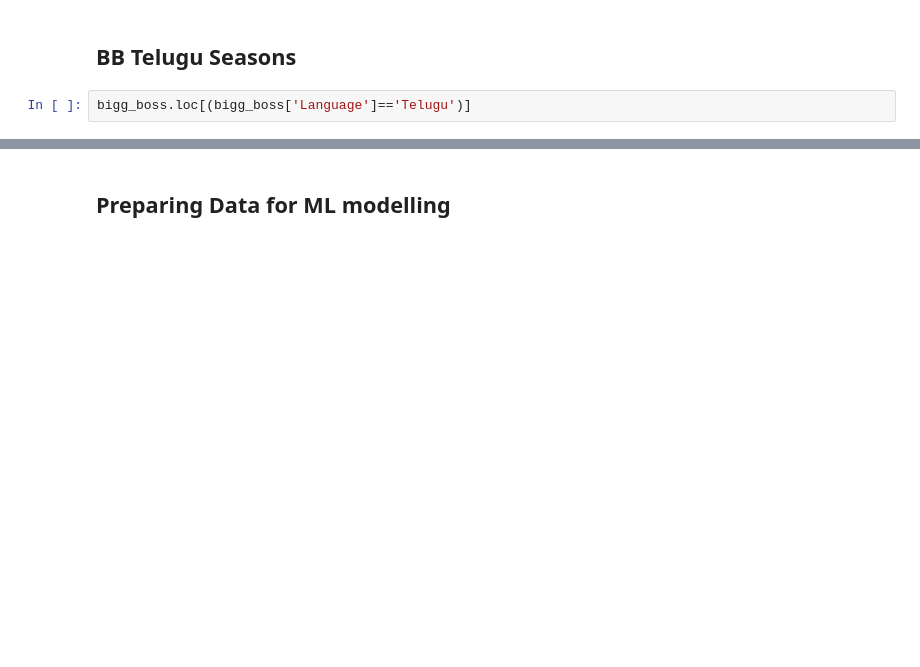
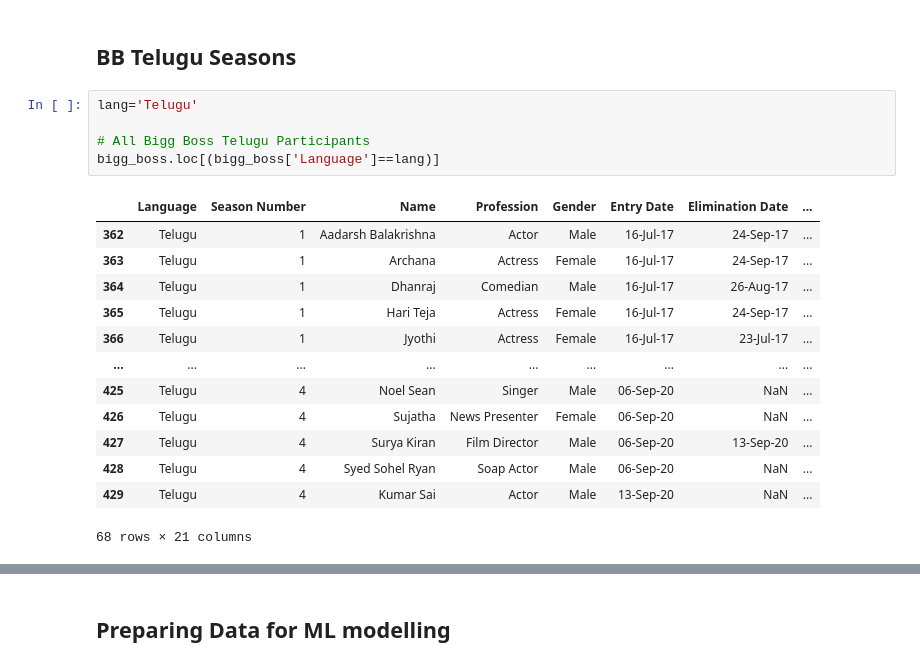
Before and after one commit to satya-thirumani/bigg-boss-data-set, a Jupyter notebook: Predicting Bigg Boss Telugu Season Winner.ipynb, the cells around one changed output, grey strips where cells are left out. Drawn from its saved outputs; the diff is of its cells as text; blank space fills up the shorter version.

```diff
--- a/Predicting Bigg Boss Telugu Season Winner.ipynb
+++ b/Predicting Bigg Boss Telugu Season Winner.ipynb
@@ -143,6 +387,23 @@ bigg_boss.loc[bigg_boss.Winner==1,'Number of times elected as Captain'].value_co
 # %% [markdown]
 ## BB Telugu Seasons
-# %%
-bigg_boss.loc[(bigg_boss['Language']=='Telugu')]
+# %%
+lang='Telugu'
+
+# All Bigg Boss Telugu Participants
+bigg_boss.loc[(bigg_boss['Language']==lang)]
+# %% [output]
+|  | Language | Season Number | Name | Profession | Gender | Entry Date | Elimination Date | ... |
+| 362 | Telugu | 1 | Aadarsh Balakrishna | Actor | Male | 16-Jul-17 | 24-Sep-17 | ... |
+| 363 | Telugu | 1 | Archana | Actress | Female | 16-Jul-17 | 24-Sep-17 | ... |
+| 364 | Telugu | 1 | Dhanraj | Comedian | Male | 16-Jul-17 | 26-Aug-17 | ... |
+| 365 | Telugu | 1 | Hari Teja | Actress | Female | 16-Jul-17 | 24-Sep-17 | ... |
+| 366 | Telugu | 1 | Jyothi | Actress | Female | 16-Jul-17 | 23-Jul-17 | ... |
+| ... | ... | ... | ... | ... | ... | ... | ... | ... |
+| 425 | Telugu | 4 | Noel Sean | Singer | Male | 06-Sep-20 | NaN | ... |
+| 426 | Telugu | 4 | Sujatha | News Presenter | Female | 06-Sep-20 | NaN | ... |
+| 427 | Telugu | 4 | Surya Kiran | Film Director | Male | 06-Sep-20 | 13-Sep-20 | ... |
+| 428 | Telugu | 4 | Syed Sohel Ryan | Soap Actor | Male | 06-Sep-20 | NaN | ... |
+| 429 | Telugu | 4 | Kumar Sai | Actor | Male | 13-Sep-20 | NaN | ... |
+68 rows × 21 columns
 # %%
 # Bigg Boss Telugu Winners
```
Also changed, not shown: parts of 71 cells of this notebook.
